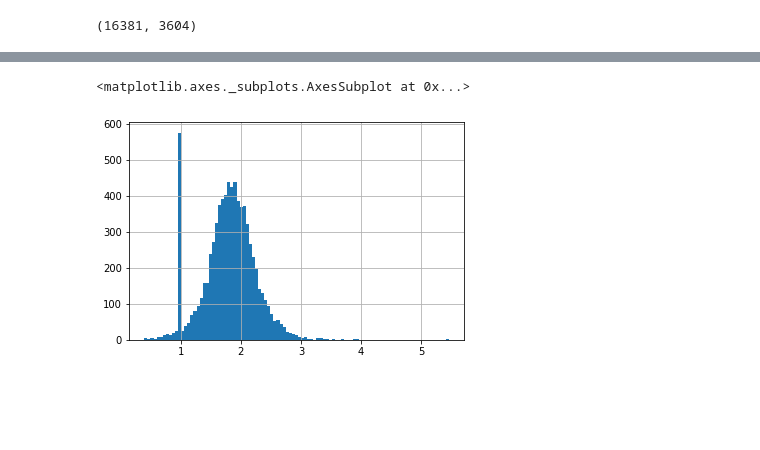
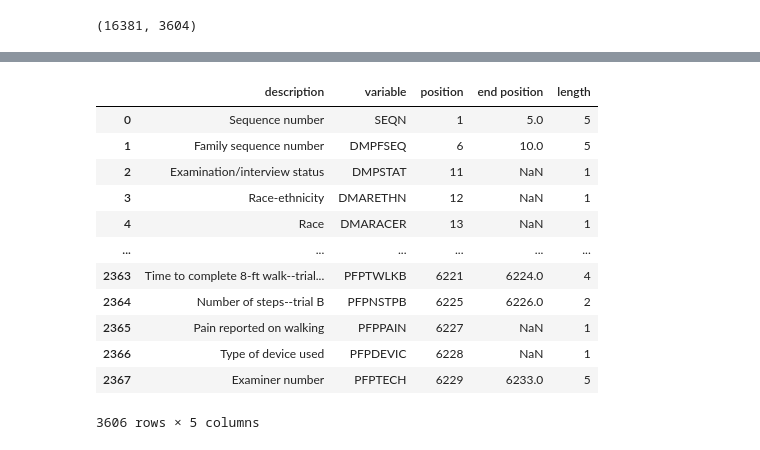
Before and after one commit to climatebrad/nhanes, a Jupyter notebook: nhanes.ipynb, the cells around one changed output, grey strips where cells are left out. Cells and saved outputs as stored; diff of their text form; code cells hidden in the pictures; blank space fills up the shorter version.

Commit message:
building combined exam

```diff
--- a/nhanes.ipynb
+++ b/nhanes.ipynb
@@ -354,5 +359,16 @@ exam.data.PEFROVERFVC.hist(bins='auto', range=(0,5))
-# %%
-exam.data[(exam.data.HSSEX == 2) & (exam.data.DMARACER == 1)].PEFROVERFVC.hist(bins='auto')
-# %% [output]
-<matplotlib.axes._subplots.AxesSubplot at 0x...>
-[figure, removed]
+# %%
+pd.concat((adult.cols, exam.cols))
+# %% [output]
+|  | description | variable | position | end position | length |
+| 0 | Sequence number | SEQN | 1 | 5.0 | 5 |
+| 1 | Family sequence number | DMPFSEQ | 6 | 10.0 | 5 |
+| 2 | Examination/interview status | DMPSTAT | 11 | NaN | 1 |
+| 3 | Race-ethnicity | DMARETHN | 12 | NaN | 1 |
+| 4 | Race | DMARACER | 13 | NaN | 1 |
+| ... | ... | ... | ... | ... | ... |
+| 2363 | Time to complete 8-ft walk--trial... | PFPTWLKB | 6221 | 6224.0 | 4 |
+| 2364 | Number of steps--trial B | PFPNSTPB | 6225 | 6226.0 | 2 |
+| 2365 | Pain reported on walking | PFPPAIN | 6227 | NaN | 1 |
+| 2366 | Type of device used | PFPDEVIC | 6228 | NaN | 1 |
+| 2367 | Examiner number | PFPTECH | 6229 | 6233.0 | 5 |
+3606 rows × 5 columns
```
Also changed, not shown: parts of 21 cells of this notebook, 5 other files.
